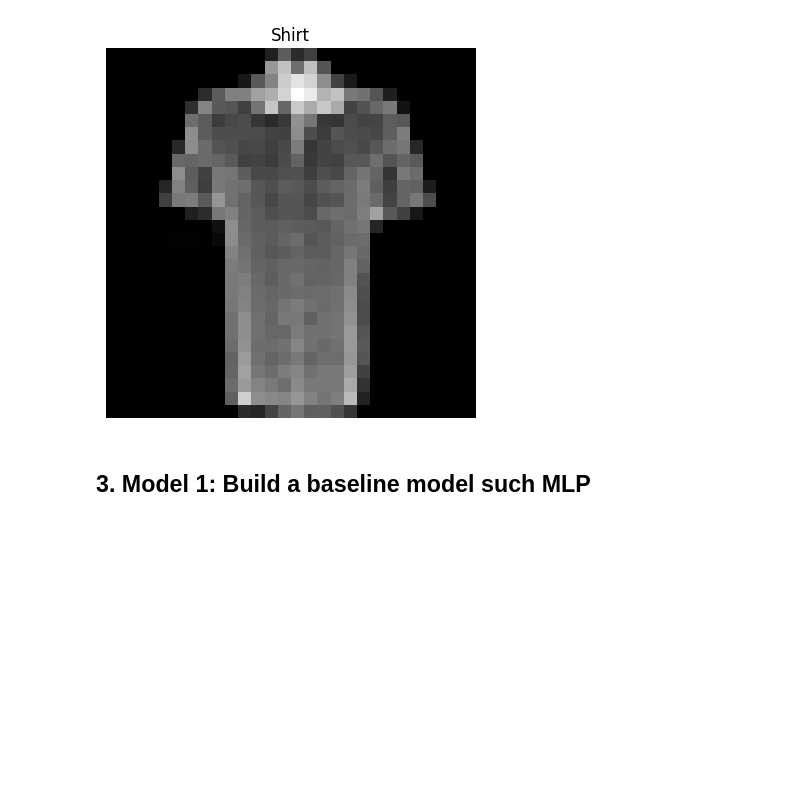
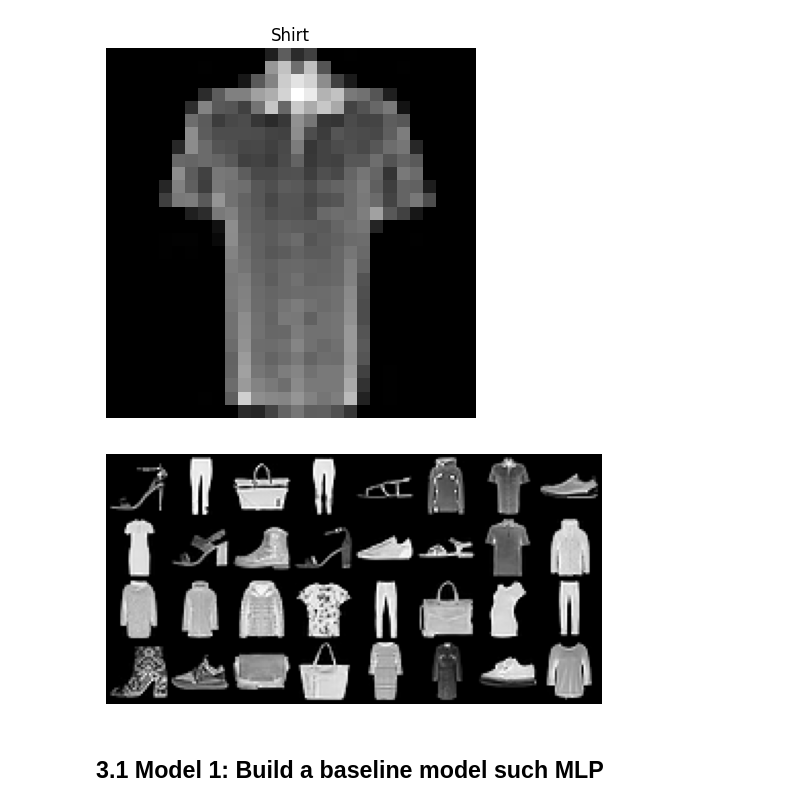
Before and after one commit to Sunday-Okey/Computer_Vision_Project, a Jupyter notebook: Computer_Vision.ipynb, the cells around one changed output. Saved outputs shown, nothing was run; the diff lists cells and outputs as text; code cells hidden in the pictures; blank space fills up the shorter version.

```diff
--- a/Computer_Vision.ipynb
+++ b/Computer_Vision.ipynb
@@ -222,5 +215,33 @@ print(f"Label: {sample_label}, Label size: {sample_label.shape}")
 Image size: torch.Size([1, 28, 28])
 Label: 6, Label size: torch.Size([])
 [figure]
+# %%
+#Visualizing single batch images
+def intensityscale(raw_img):
+
+    # scale an image's intensity from [min, max] to [0, 1].
+    v_min, v_max = raw_img.min(), raw_img.max()
+    scaled_im = (raw_img * 1.0 - v_min) / (v_max - v_min)
+
+
+
+    # clip to [0, 1]
+    scaled_im = np.clip(scaled_im, 0, 1)
+
+    return scaled_im
+
+def imshow(img):
+  img=intensityscale(img)
+  npimg=img.numpy()
+  plt.grid("off")
+  plt.imshow(np.transpose(npimg, (1, 2, 0)))
+  plt.axis("off")
+  plt.show()
+
+
+
+imshow(torchvision.utils.make_grid(train_features_batch))
+# %% [output]
+[figure, added]
 # %% [markdown]
-## 3. Model 1: Build a baseline model such MLP
+## 3.1 Model 1: Build a baseline model such MLP
```
Also changed, not shown: parts of 15 cells of this notebook, 1 other file.
